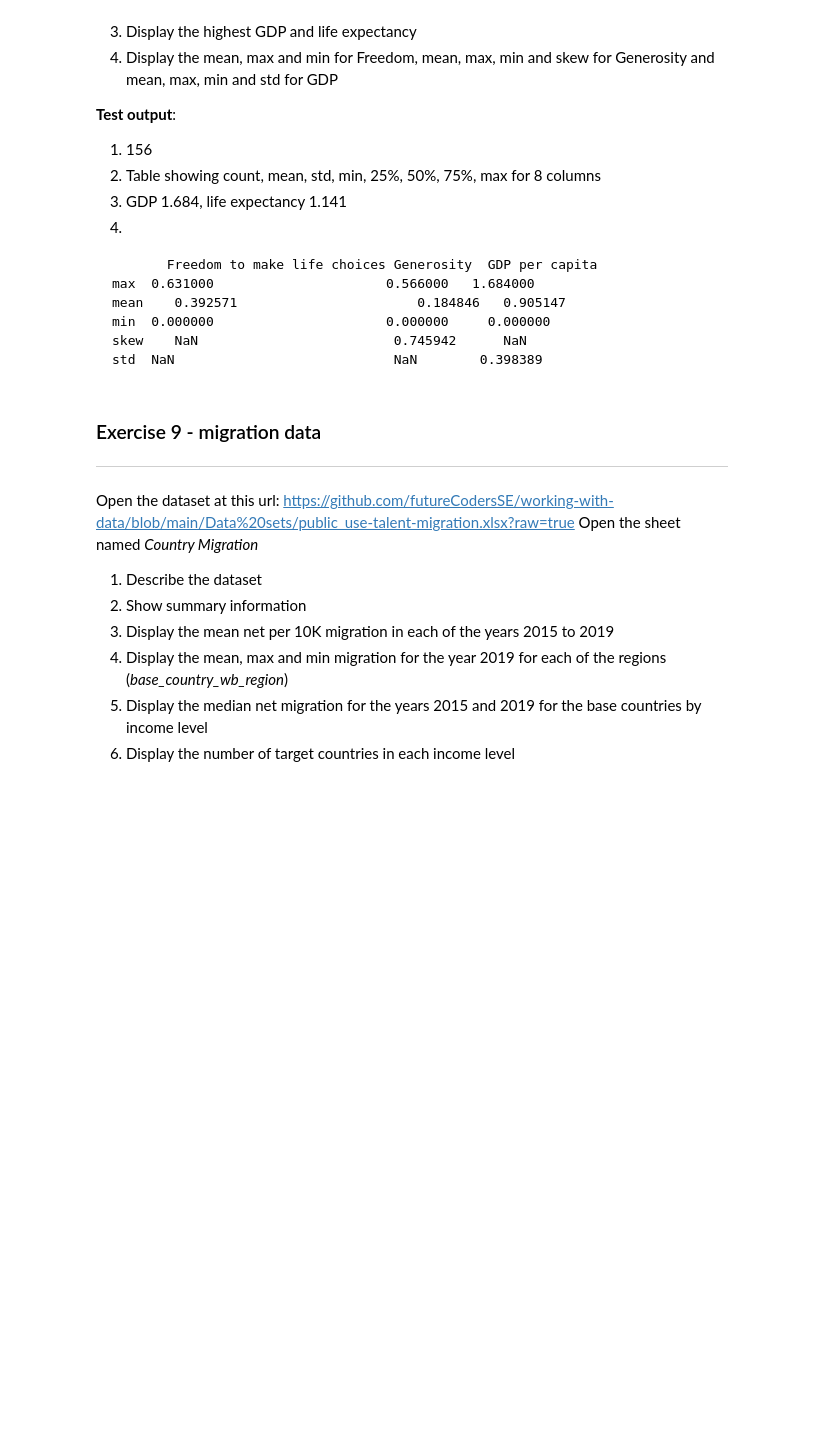
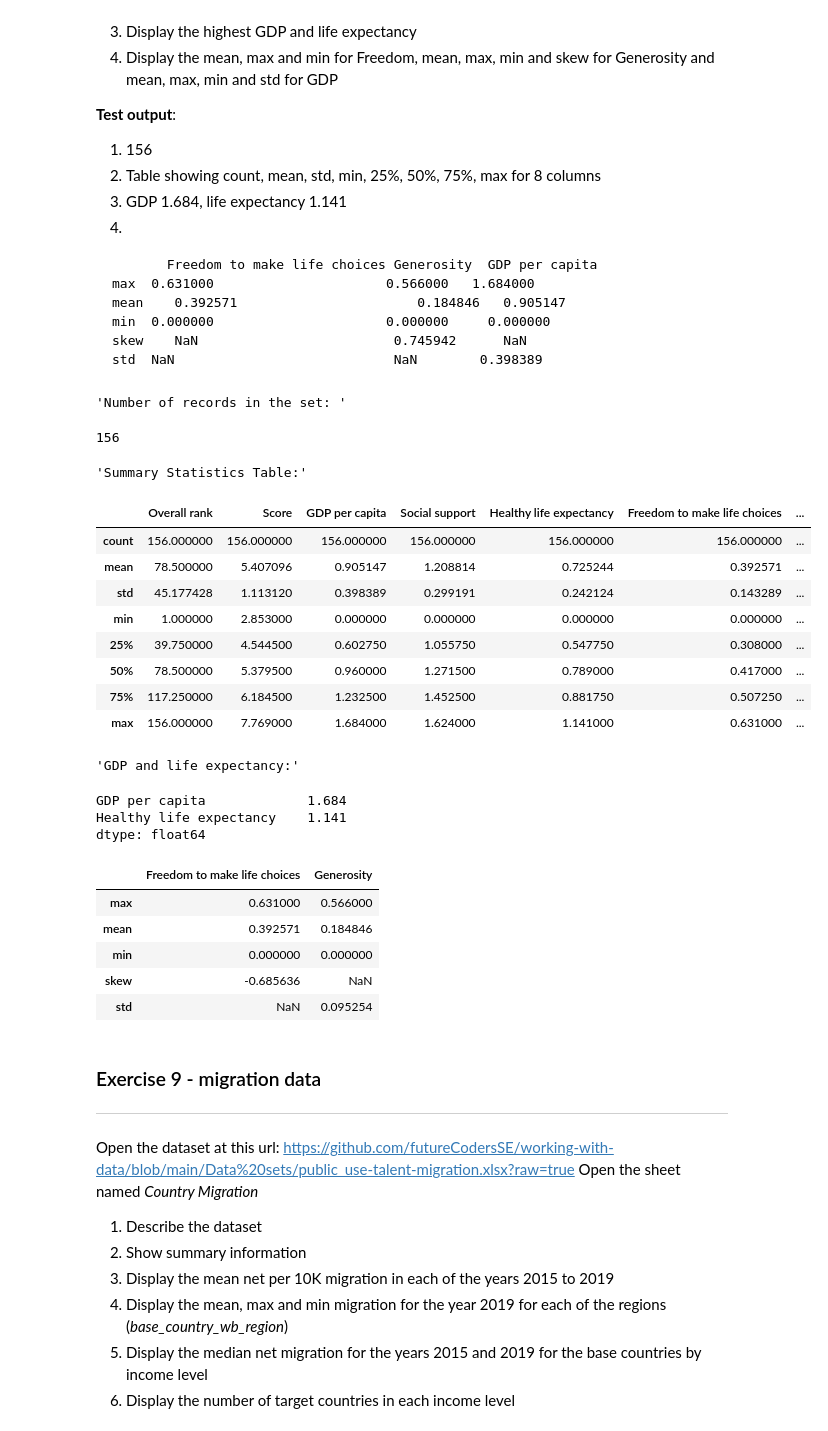
Before and after one commit to Sousa-Marco/Data-Python, a Jupyter notebook: Describing_data.ipynb, the cells around one changed output. Drawn from its saved outputs; the diff is of its cells as text; code cells hidden in the pictures; blank space fills up the shorter version.

````diff
--- a/Describing_data.ipynb
+++ b/Describing_data.ipynb
@@ -446,6 +446,48 @@ min	 0.000000	                   0.000000  	0.000000
 skew	NaN	                        0.745942	  NaN
 std	 NaN	                        NaN	       0.398389
 ```
+# %%
+import pandas as pd
+
+url = "https://github.com/futureCodersSE/working-with-data/blob/main/Happiness-Data/2019.xlsx?raw=true"
+
+df = pd.read_excel(url, sheet_name="Happiness-Data-2019")
+
+display("Number of records in the set: ", df["Overall rank"].count())
+
+display("Summary Statistics Table:",df.describe())
+
+display("GDP and life expectancy:",df[["GDP per capita","Healthy life expectancy"]].max())
+
+display(df.agg(
+    {
+        "Freedom to make life choices": ["max", "mean", "min", "skew"],
+        "Generosity": ["max", "mean", "min", "std"]
+    }
+))
+# %% [output]
+'Number of records in the set: '
+156
+'Summary Statistics Table:'
+|  | Overall rank | Score | GDP per capita | Social support | Healthy life expectancy | Freedom to make life choices | ... |
+| count | 156.000000 | 156.000000 | 156.000000 | 156.000000 | 156.000000 | 156.000000 | ... |
+| mean | 78.500000 | 5.407096 | 0.905147 | 1.208814 | 0.725244 | 0.392571 | ... |
+| std | 45.177428 | 1.113120 | 0.398389 | 0.299191 | 0.242124 | 0.143289 | ... |
+| min | 1.000000 | 2.853000 | 0.000000 | 0.000000 | 0.000000 | 0.000000 | ... |
+| 25% | 39.750000 | 4.544500 | 0.602750 | 1.055750 | 0.547750 | 0.308000 | ... |
+| 50% | 78.500000 | 5.379500 | 0.960000 | 1.271500 | 0.789000 | 0.417000 | ... |
+| 75% | 117.250000 | 6.184500 | 1.232500 | 1.452500 | 0.881750 | 0.507250 | ... |
+| max | 156.000000 | 7.769000 | 1.684000 | 1.624000 | 1.141000 | 0.631000 | ... |
+'GDP and life expectancy:'
+GDP per capita             1.684
+Healthy life expectancy    1.141
+dtype: float64
+|  | Freedom to make life choices | Generosity |
+| max | 0.631000 | 0.566000 |
+| mean | 0.392571 | 0.184846 |
+| min | 0.000000 | 0.000000 |
+| skew | -0.685636 | NaN |
+| std | NaN | 0.095254 |
 # %% [markdown]
 ### Exercise 9 - migration data
 ---
````
Also changed, not shown: parts of 2 cells of this notebook.
